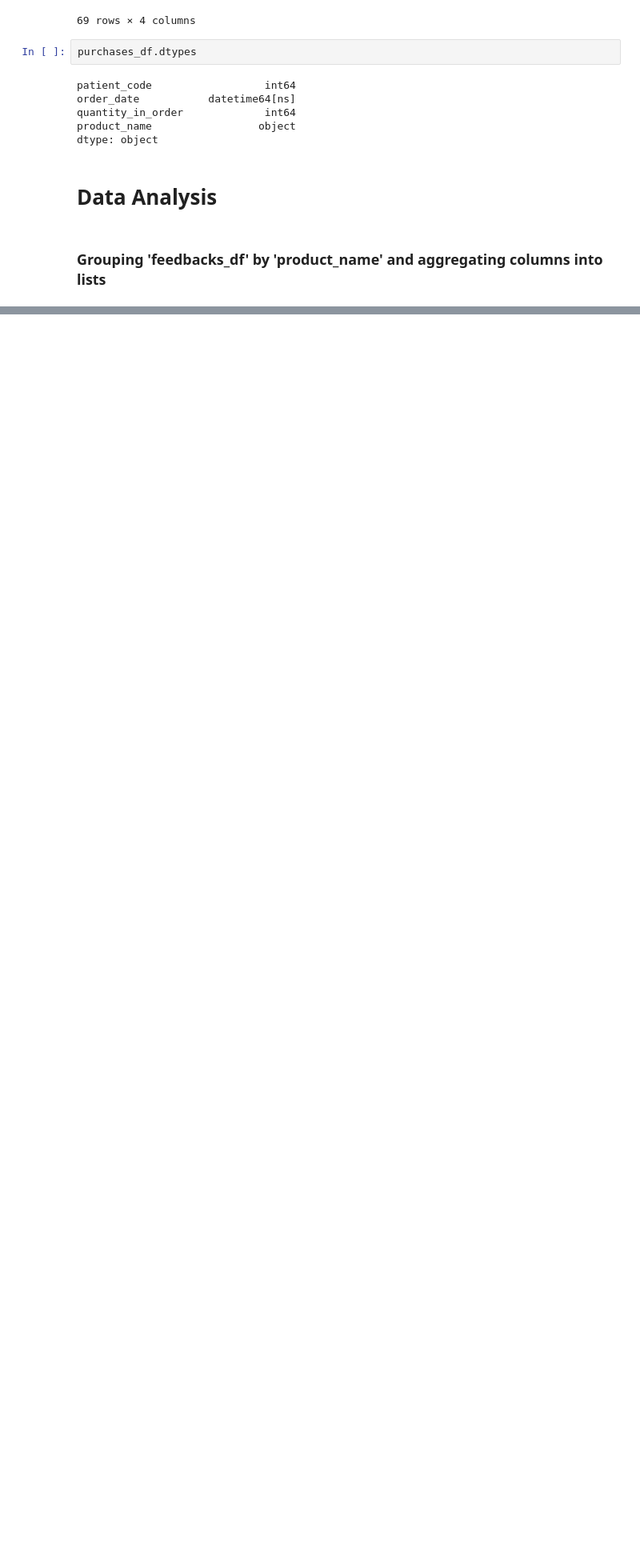
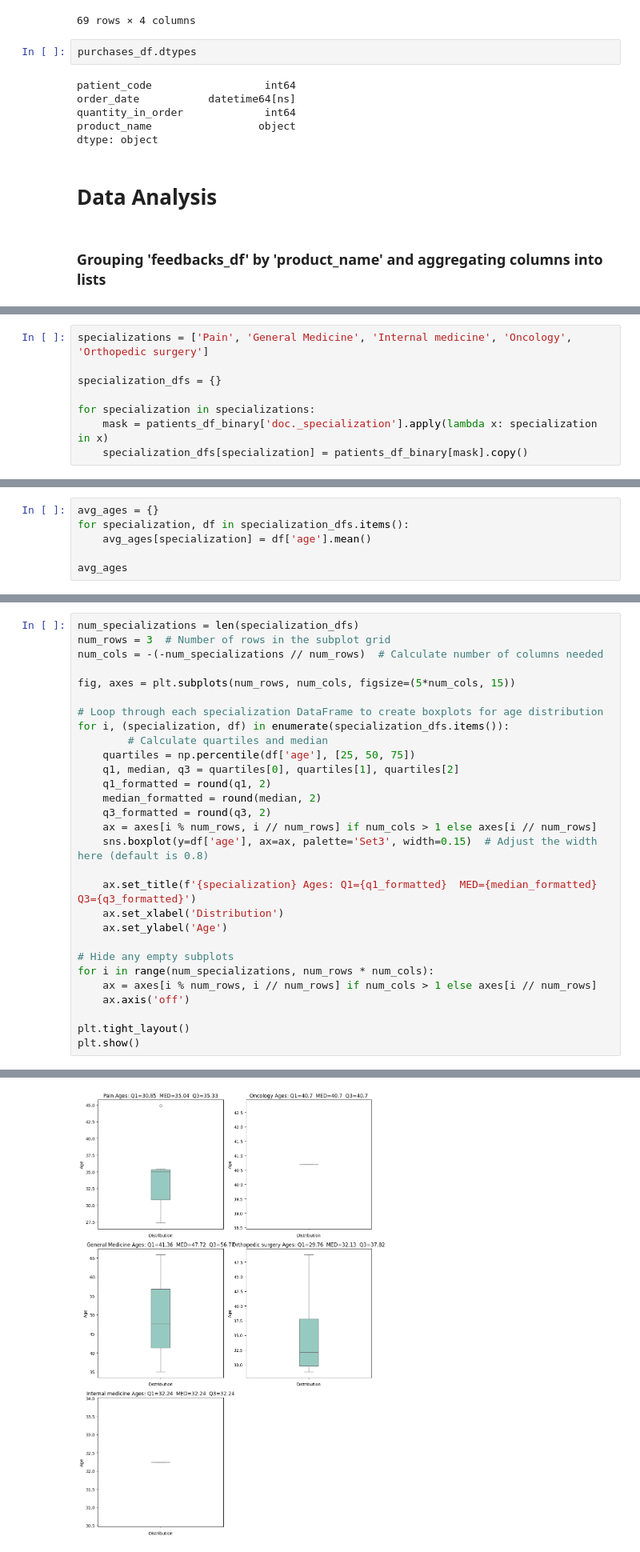
Before and after one commit to yairDivi/cannabis_correlation, a Jupyter notebook: cannabis_analysis.ipynb, the cells around one changed output, grey strips where cells are left out. Shown: that part at 80% size. Drawn from its saved outputs; the diff is of its cells as text; blank space fills up the shorter version.

```diff
--- a/cannabis_analysis.ipynb
+++ b/cannabis_analysis.ipynb
@@ -388,0 +795,8 @@ len(feedbacks_grouped_by_product_df.iloc[26]['effects_felt_when_consuming_the_pr
+# %%
+specializations = ['Pain', 'General Medicine', 'Internal medicine', 'Oncology', 'Orthopedic surgery']
+
+specialization_dfs = {}
+
+for specialization in specializations:
+    mask = patients_df_binary['doc._specialization'].apply(lambda x: specialization in x)
+    specialization_dfs[specialization] = patients_df_binary[mask].copy()
@@ -388,0 +820,6 @@ len(feedbacks_grouped_by_product_df.iloc[26]['effects_felt_when_consuming_the_pr
+# %%
+avg_ages = {}
+for specialization, df in specialization_dfs.items():
+    avg_ages[specialization] = df['age'].mean()
+
+avg_ages
@@ -388,0 +832,30 @@ len(feedbacks_grouped_by_product_df.iloc[26]['effects_felt_when_consuming_the_pr
+# %%
+num_specializations = len(specialization_dfs)
+num_rows = 3  # Number of rows in the subplot grid
+num_cols = -(-num_specializations // num_rows)  # Calculate number of columns needed
+
+fig, axes = plt.subplots(num_rows, num_cols, figsize=(5*num_cols, 15))
+
+# Loop through each specialization DataFrame to create boxplots for age distribution
+for i, (specialization, df) in enumerate(specialization_dfs.items()):
+        # Calculate quartiles and median
+    quartiles = np.percentile(df['age'], [25, 50, 75])
+    q1, median, q3 = quartiles[0], quartiles[1], quartiles[2]
+    q1_formatted = round(q1, 2)
+    median_formatted = round(median, 2)
+    q3_formatted = round(q3, 2)
+    ax = axes[i % num_rows, i // num_rows] if num_cols > 1 else axes[i // num_rows]
+    sns.boxplot(y=df['age'], ax=ax, palette='Set3', width=0.15)  # Adjust the width here (default is 0.8)
+
+    ax.set_title(f'{specialization} Ages: Q1={q1_formatted}  MED={median_formatted}  Q3={q3_formatted}')
+    ax.set_xlabel('Distribution')
+    ax.set_ylabel('Age')
+
+# Hide any empty subplots
+for i in range(num_specializations, num_rows * num_cols):
+    ax = axes[i % num_rows, i // num_rows] if num_cols > 1 else axes[i // num_rows]
+    ax.axis('off')
+
+plt.tight_layout()
+plt.show()
+# %% [output]
@@ -388,0 +881 @@ len(feedbacks_grouped_by_product_df.iloc[26]['effects_felt_when_consuming_the_pr
+[figure, added]
```
Also changed, not shown: parts of 37 cells of this notebook, 1 other file.
